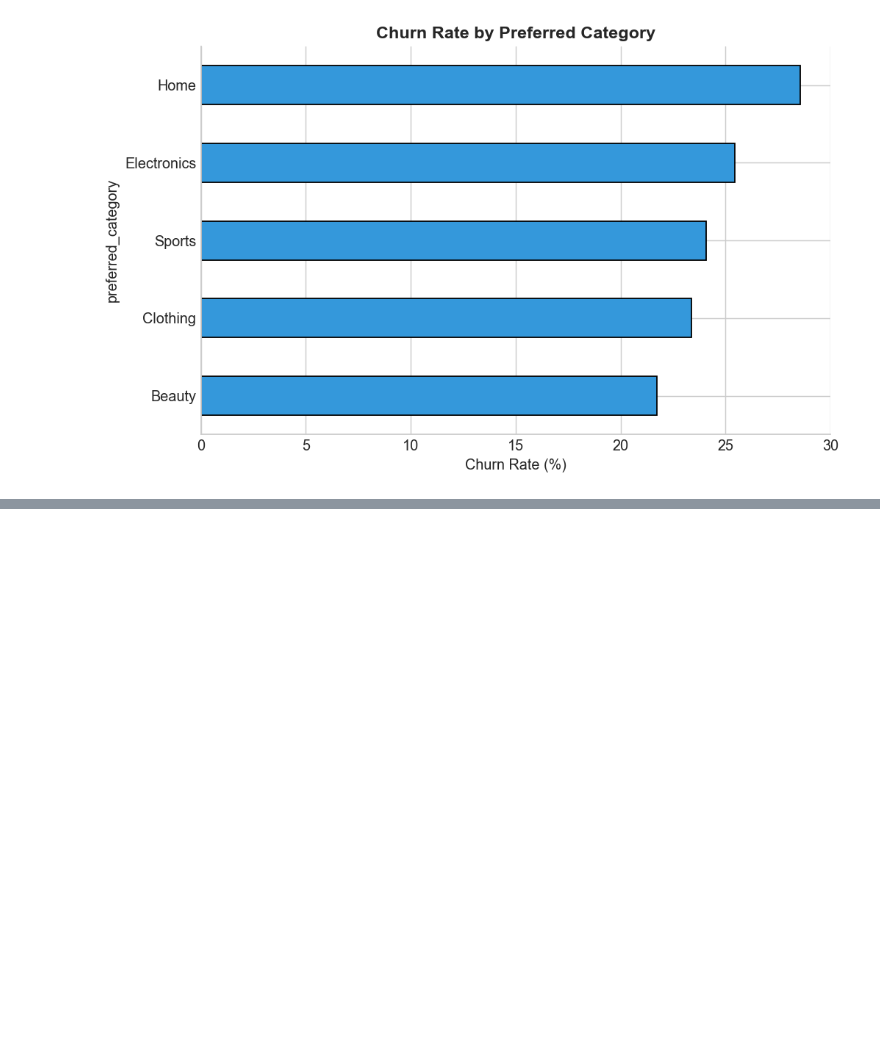
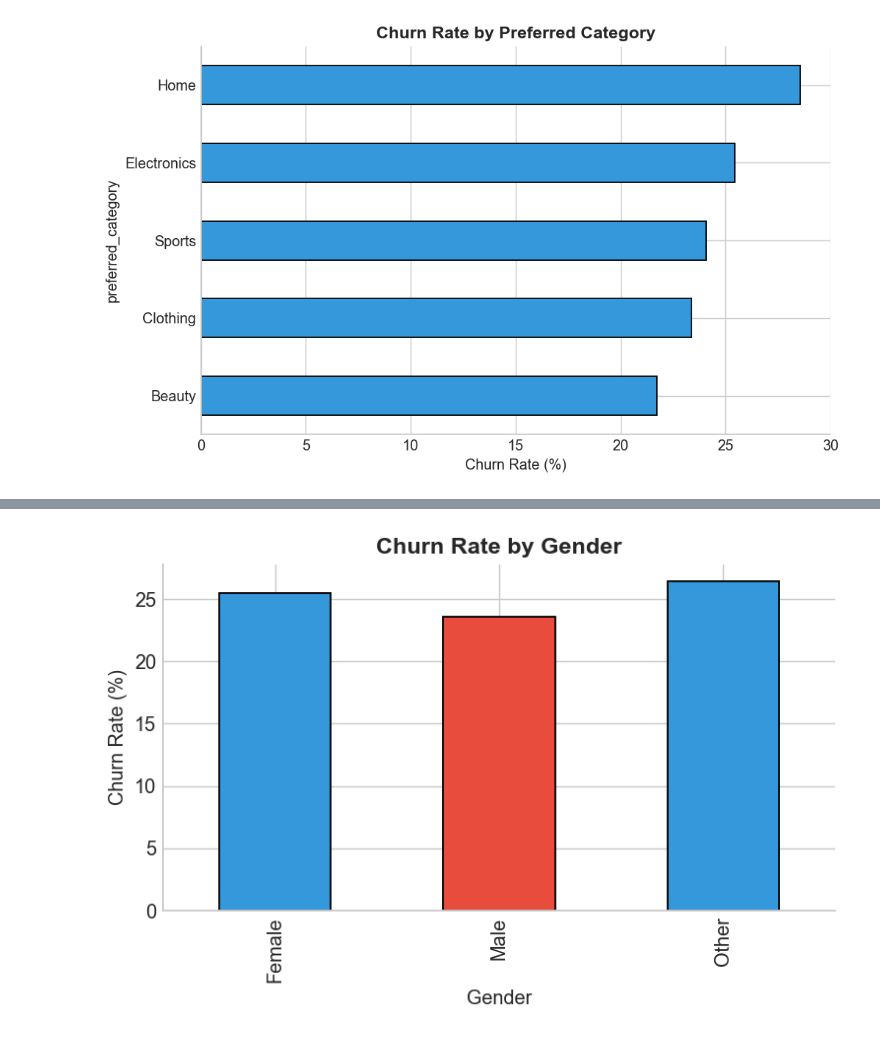
Before and after one commit to shivakumarkadagad25-glitch/customer-churn-analysis, a Jupyter notebook: EDA.Ipynb, the cells around one changed output, grey strips where cells are left out. Saved outputs shown, nothing was run; the diff lists cells and outputs as text; code cells hidden in the pictures; blank space fills up the shorter version.

```diff
--- a/EDA.Ipynb
+++ b/EDA.Ipynb
@@ -207,0 +223,13 @@ plt.show()
+# %%
+fig, ax = plt.subplots(figsize=(6,4))
+gender_churn = df.groupby('gender')['churn'].mean()*100
+gender_churn.plot(kind='bar', ax=ax, color=['#3498db','#e74c3c'],
+                  edgecolor='black')
+ax.set_title('Churn Rate by Gender')
+ax.set_ylabel('Churn Rate (%)')
+ax.set_xlabel('Gender')
+plt.tight_layout()
+plt.savefig('charts/churn_by_gender.png', dpi=150)
+plt.show()
+# %% [output]
+[figure, added]
```
Also changed, not shown: parts of 13 cells of this notebook, 7 other files.
